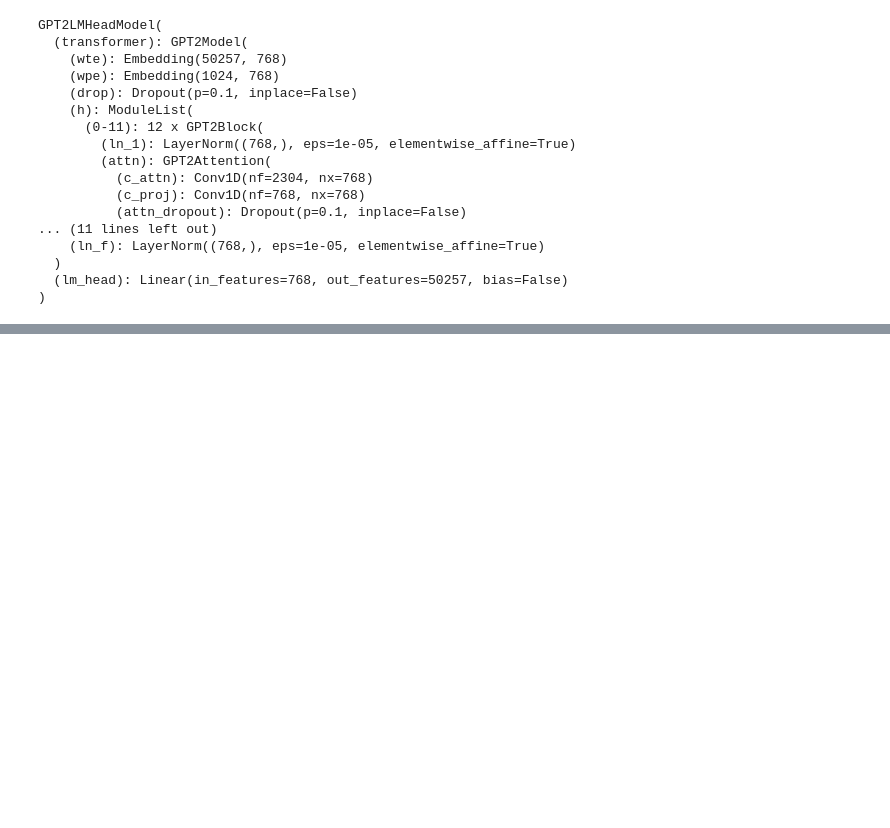
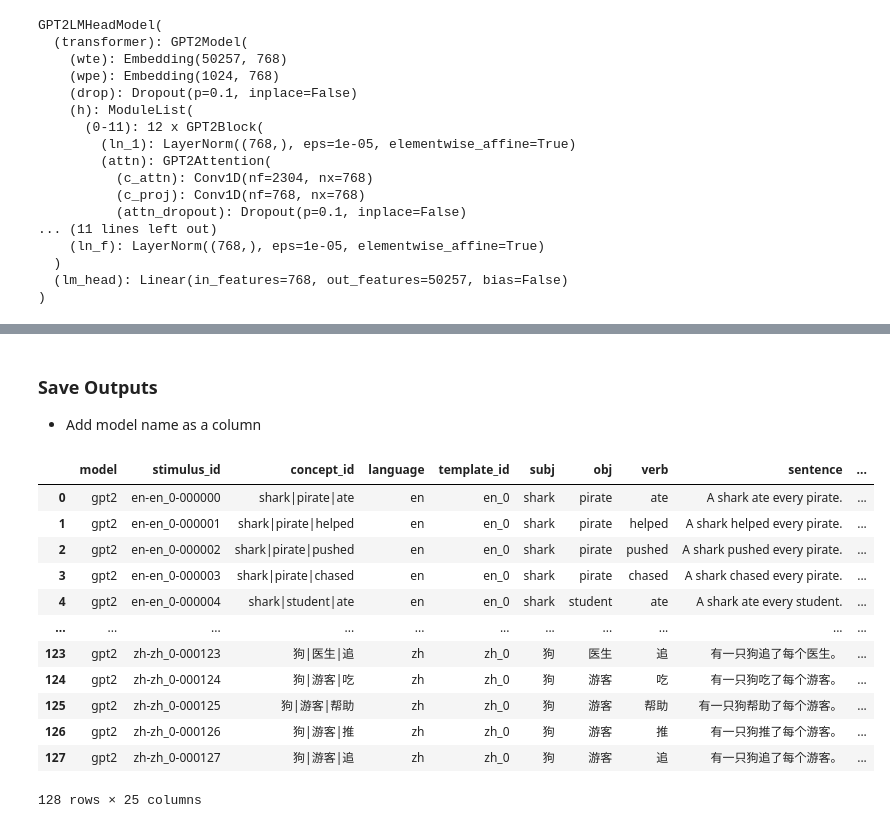
Before and after one commit to Ky-Ng/multilingual-semantics-probe, a Jupyter notebook: main.ipynb, the cells around one changed output, grey strips where cells are left out. Saved outputs shown, nothing was run; the diff lists cells and outputs as text; code cells hidden in the pictures; blank space fills up the shorter version.

Commit message:
finished log probs for continuations

````diff
--- a/main.ipynb
+++ b/main.ipynb
@@ -359,7 +358,7 @@ for b in range(B):
         target_log_probs[b,t] = shifted_log_probs[b, t, target_tokens[b,t]]
 ```
 # %%
-def get_log_probs(prompts: list[str], continuations: list[str]):
+def get_log_probs(prompts: list[str], continuations: list[str]) -> list[dict]:
     # 1) Tokenize Prompt and Continuation
     enc_base_prompts = tokenizer(
         prompts,
@@ -428,7 +427,7 @@ def get_log_probs(prompts: list[str], continuations: list[str]):
             {"cont_log_probs_sum": cont_log_probs_sum,
                 "cont_log_probs_mean": cont_log_probs_mean,
                 "n_cont_tokens": n_cont_tokens
-            }
+             }
         )
         # debugging
         # print(base_prompt_length, full_prompt_length)
@@ -454,0 +439,19 @@ get_log_probs(
+# %%
+def process_log_probs(df: pd.DataFrame, b_sz: int = BATCH_SIZE):
+    df = df.reset_index(drop=True).copy() # Pandas safety reasons
+    all_stats = []
+
+    for start in range(0, len(df), b_sz):
+        end = min(start + b_sz, len(df))
+        batch = continuation_df.iloc[start:end]
+
+        stats = get_log_probs(
+            prompts=batch["sentence"].tolist(),
+            continuations=batch["continuation_text"].tolist()
+        )
+
+        all_stats += stats
+
+    stats_df = pd.DataFrame(all_stats)
+
+    return pd.concat([df, stats_df], axis=1)
@@ -454,0 +511,3 @@ get_log_probs(
+# %% [markdown]
+### Save Outputs
+- Add model name as a column
@@ -454,0 +518,24 @@ get_log_probs(
+# %%
+import re
+safe_model = re.sub(r"[^\w\-\.]", "_", MODEL_NAME)
+# %%
+scored_long = process_log_probs(continuation_df, b_sz=BATCH_SIZE)
+scored_long.insert(0,"model", safe_model)
+
+scored_wide = collapse_surface_inverse(scored_long)
+# %%
+scored_wide
+# %% [output]
+|  | model | stimulus_id | concept_id | language | template_id | subj | obj | verb | sentence | ... |
+| 0 | gpt2 | en-en_0-000000 | shark|pirate|ate | en | en_0 | shark | pirate | ate | A shark ate every pirate. | ... |
+| 1 | gpt2 | en-en_0-000001 | shark|pirate|helped | en | en_0 | shark | pirate | helped | A shark helped every pirate. | ... |
+| 2 | gpt2 | en-en_0-000002 | shark|pirate|pushed | en | en_0 | shark | pirate | pushed | A shark pushed every pirate. | ... |
+| 3 | gpt2 | en-en_0-000003 | shark|pirate|chased | en | en_0 | shark | pirate | chased | A shark chased every pirate. | ... |
+| 4 | gpt2 | en-en_0-000004 | shark|student|ate | en | en_0 | shark | student | ate | A shark ate every student. | ... |
+| ... | ... | ... | ... | ... | ... | ... | ... | ... | ... | ... |
+| 123 | gpt2 | zh-zh_0-000123 | 狗|医生|追 | zh | zh_0 | 狗 | 医生 | 追 | 有一只狗追了每个医生。 | ... |
+| 124 | gpt2 | zh-zh_0-000124 | 狗|游客|吃 | zh | zh_0 | 狗 | 游客 | 吃 | 有一只狗吃了每个游客。 | ... |
+| 125 | gpt2 | zh-zh_0-000125 | 狗|游客|帮助 | zh | zh_0 | 狗 | 游客 | 帮助 | 有一只狗帮助了每个游客。 | ... |
+| 126 | gpt2 | zh-zh_0-000126 | 狗|游客|推 | zh | zh_0 | 狗 | 游客 | 推 | 有一只狗推了每个游客。 | ... |
+| 127 | gpt2 | zh-zh_0-000127 | 狗|游客|追 | zh | zh_0 | 狗 | 游客 | 追 | 有一只狗追了每个游客。 | ... |
+128 rows × 25 columns
````
Also changed, not shown: parts of 11 cells of this notebook, 1 other file.
